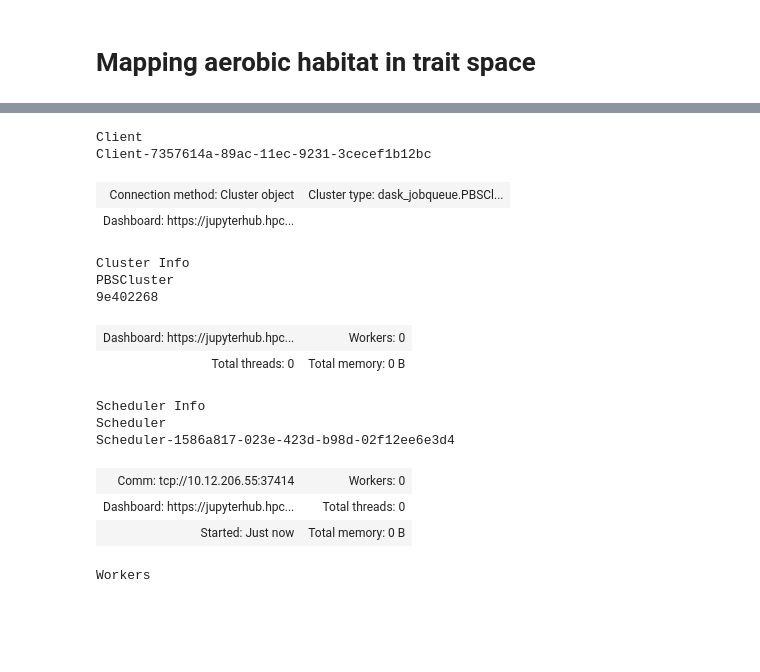
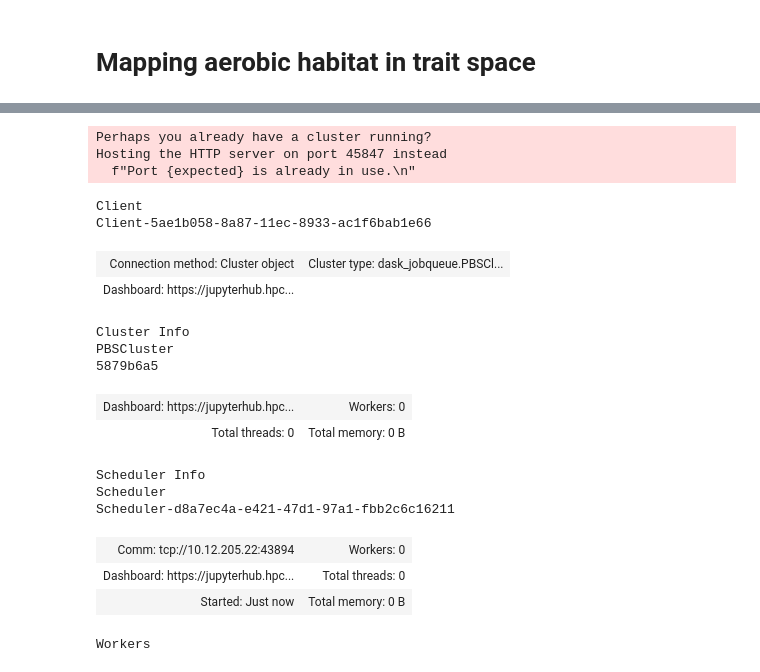
Before and after one commit to matt-long/aerobic-safety-margins, a Jupyter notebook: _sources/aerobic-habitat-trait-space.ipynb, the cells around one changed output, grey strips where cells are left out. Saved outputs shown, nothing was run; the diff lists cells and outputs as text; code cells hidden in the pictures; blank space fills up the shorter version.

```diff
--- a/_sources/aerobic-habitat-trait-space.ipynb
+++ b/_sources/aerobic-habitat-trait-space.ipynb
@@ -19,25 +48,28 @@ import util
 # %%
 try:
     cluster
     client
 except:
-    cluster, client = util.get_ClusterClient(memory='100GB')
-    cluster.scale(32)
+    cluster, client = util.get_ClusterClient(memory='8GB')
+    cluster.scale(6)
 client
 # %% [output]
-Client
-Client-7357614a-89ac-11ec-9231-3cecef1b12bc
+Perhaps you already have a cluster running?
+Hosting the HTTP server on port 45847 instead
+  f"Port {expected} is already in use.\n"
+Client
+Client-5ae1b058-8a87-11ec-8933-ac1f6bab1e66
 | Connection method: Cluster object | Cluster type: dask_jobqueue.PBSCl... |
 | Dashboard: https://jupyterhub.hpc... |  |
-Cluster Info
-PBSCluster
-9e402268
+Cluster Info
+PBSCluster
+5879b6a5
 | Dashboard: https://jupyterhub.hpc... | Workers: 0 |
 | Total threads: 0 | Total memory: 0 B |
-Scheduler Info
-Scheduler
-Scheduler-1586a817-023e-423d-b98d-02f12ee6e3d4
+Scheduler Info
+Scheduler
+Scheduler-d8a7ec4a-e421-47d1-97a1-fbb2c6c16211
-| Comm: tcp://10.12.206.55:37414 | Workers: 0 |
+| Comm: tcp://10.12.205.22:43894 | Workers: 0 |
 | Dashboard: https://jupyterhub.hpc... | Total threads: 0 |
 | Started: Just now | Total memory: 0 B |
-Workers
+Workers
```
Also changed, not shown: parts of 28 cells of this notebook, 50 other files.
